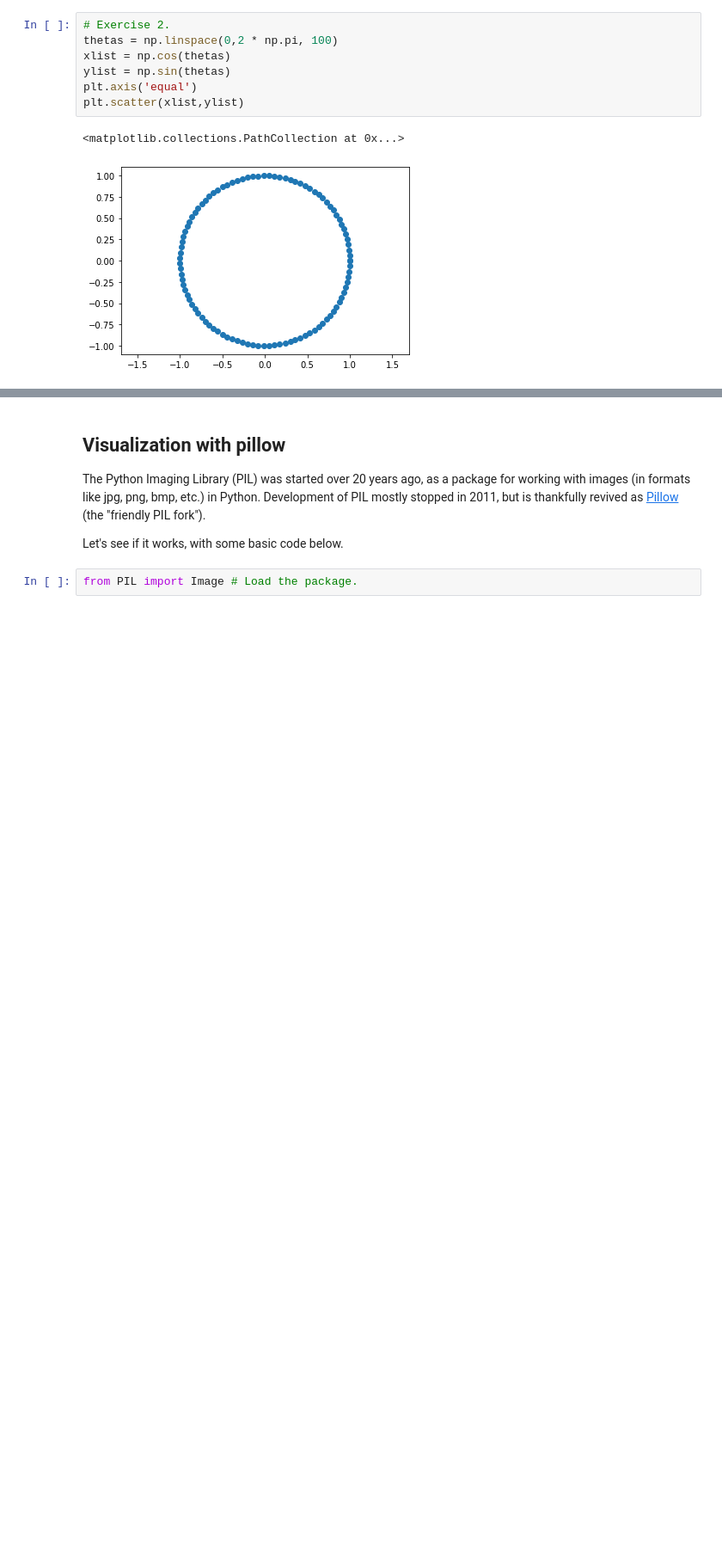
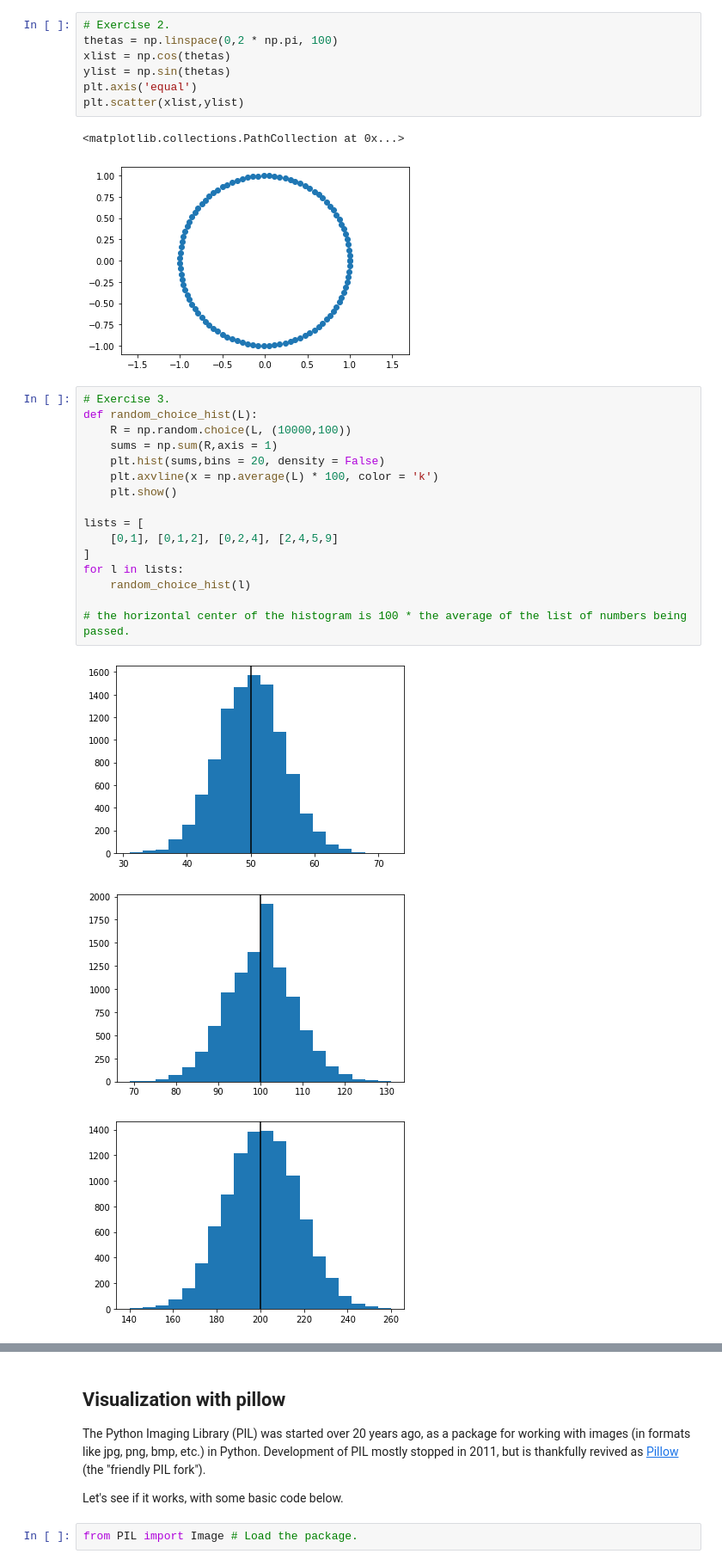
Before and after one commit to jdvallad/Math-152, a Jupyter notebook: P4M_Notebook_4.ipynb, the cells around one changed output, grey strips where cells are left out. Shown at 86% size. Saved outputs shown, nothing was run; the diff lists cells and outputs as text; blank space fills up the shorter version.

```diff
--- a/P4M_Notebook_4.ipynb
+++ b/P4M_Notebook_4.ipynb
@@ -954,3 +954,23 @@ plt.scatter(xlist,ylist)
 # %% [output]
 <matplotlib.collections.PathCollection at 0x...>
 [figure]
+# %%
+# Exercise 3.
+def random_choice_hist(L):
+    R = np.random.choice(L, (10000,100))
+    sums = np.sum(R,axis = 1)
+    plt.hist(sums,bins = 20, density = False)
+    plt.axvline(x = np.average(L) * 100, color = 'k')
+    plt.show()
+
+lists = [
+    [0,1], [0,1,2], [0,2,4], [2,4,5,9]
+]
+for l in lists:
+    random_choice_hist(l)
+
+# the horizontal center of the histogram is 100 * the average of the list of numbers being passed.
+# %% [output]
+[figure, added]
+[figure, added]
+[figure, added]
```
Also changed, not shown: parts of 1 cell of this notebook.
